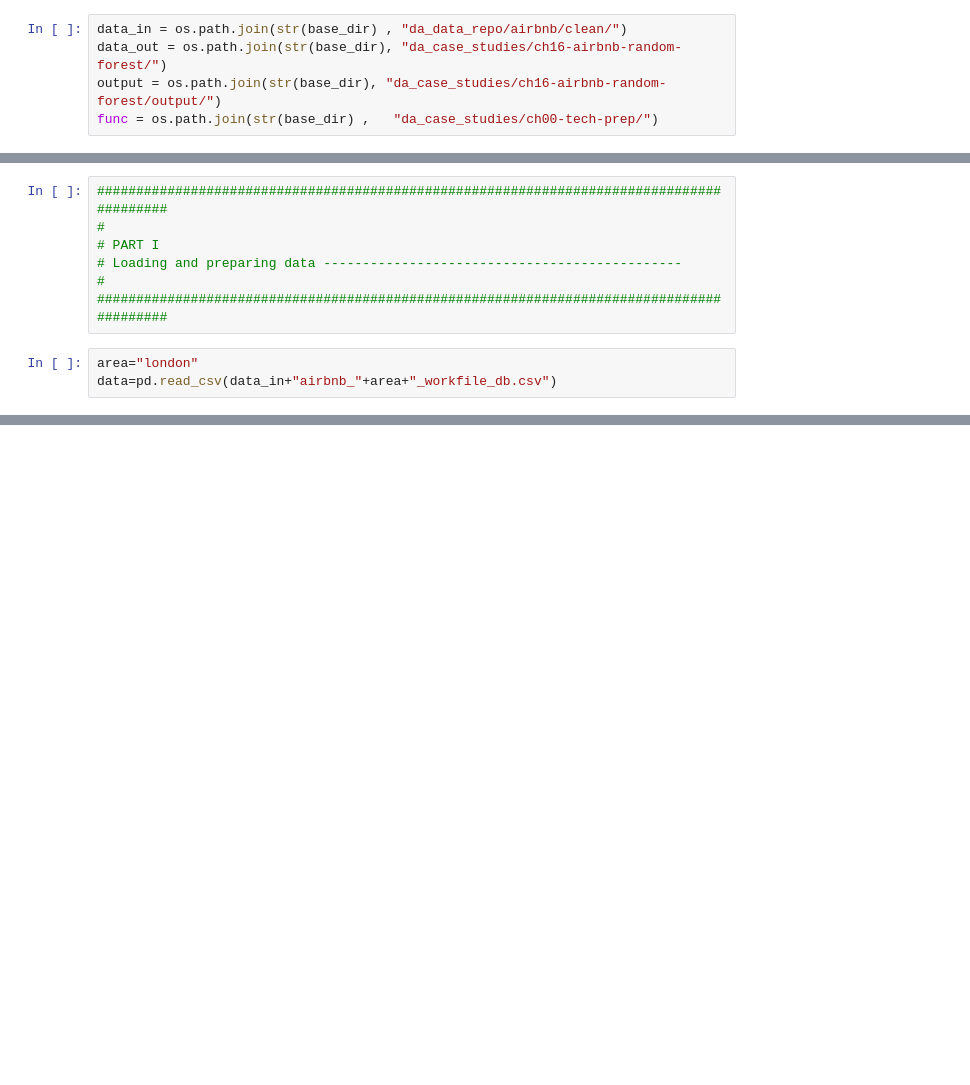
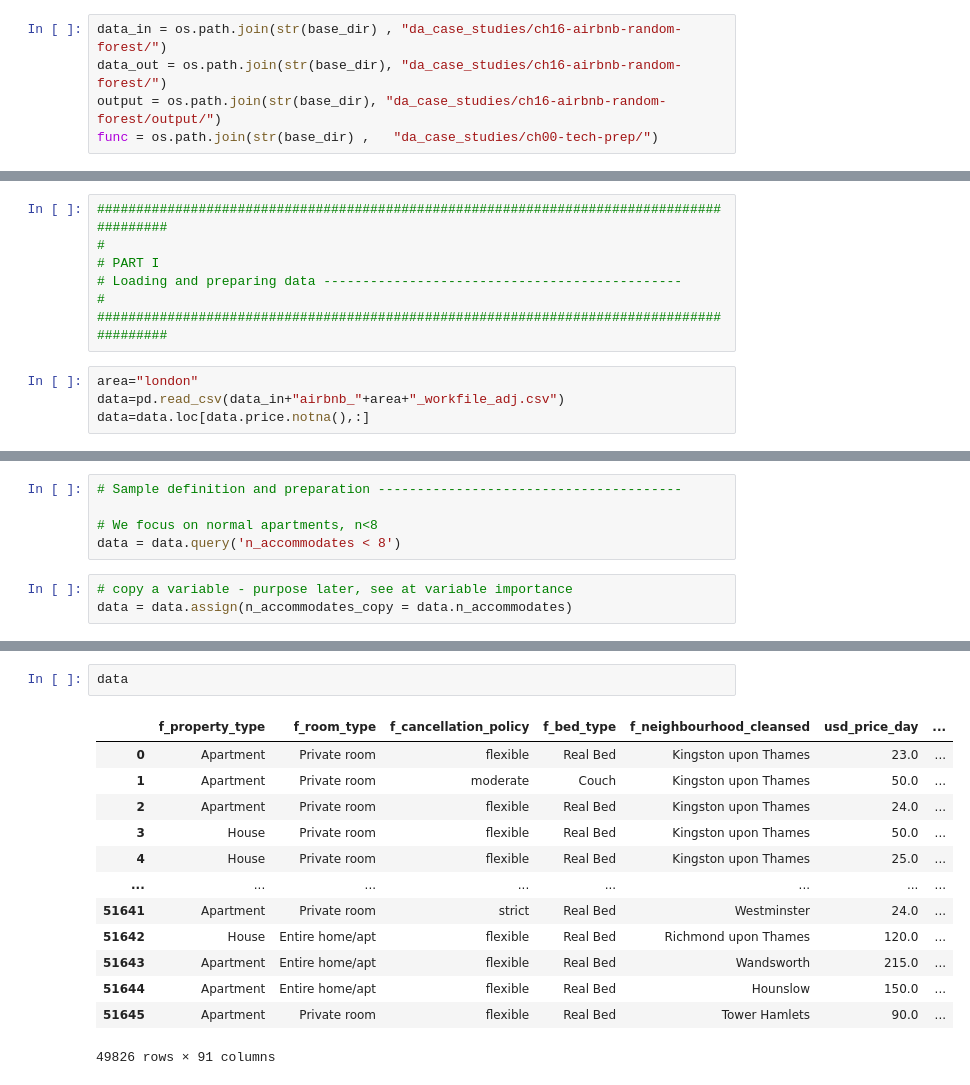
Before and after one commit to zholler/da_case_studies, a Jupyter notebook: ch16-airbnb-random-forest/Ch16_airbnb_random_forest.ipynb, the cells around one changed output, grey strips where cells are left out. Cells and saved outputs as stored; diff of their text form; blank space fills up the shorter version.

```diff
--- a/ch16-airbnb-random-forest/Ch16_airbnb_random_forest.ipynb
+++ b/ch16-airbnb-random-forest/Ch16_airbnb_random_forest.ipynb
@@ -22,7 +37,7 @@ path = Path(os.getcwd())
 # %%
 base_dir = path.parent.parent
 # %%
-data_in = os.path.join(str(base_dir) , "da_data_repo/airbnb/clean/")
+data_in = os.path.join(str(base_dir) , "da_case_studies/ch16-airbnb-random-forest/")
 data_out = os.path.join(str(base_dir), "da_case_studies/ch16-airbnb-random-forest/")
 output = os.path.join(str(base_dir), "da_case_studies/ch16-airbnb-random-forest/output/")
 func = os.path.join(str(base_dir) ,   "da_case_studies/ch00-tech-prep/")
@@ -38,4 +53,5 @@ from py_helper_functions import *
 #########################################################################################
 # %%
 area="london"
-data=pd.read_csv(data_in+"airbnb_"+area+"_workfile_db.csv")
+data=pd.read_csv(data_in+"airbnb_"+area+"_workfile_adj.csv")
+data=data.loc[data.price.notna(),:]
@@ -41,0 +65,8 @@ data=pd.read_csv(data_in+"airbnb_"+area+"_workfile_db.csv")
+# %%
+# Sample definition and preparation ---------------------------------------
+
+# We focus on normal apartments, n<8
+data = data.query('n_accommodates < 8')
+# %%
+# copy a variable - purpose later, see at variable importance
+data = data.assign(n_accommodates_copy = data.n_accommodates)
@@ -41,0 +88,16 @@ data=pd.read_csv(data_in+"airbnb_"+area+"_workfile_db.csv")
+# %%
+data
+# %% [output]
+|  | f_property_type | f_room_type | f_cancellation_policy | f_bed_type | f_neighbourhood_cleansed | usd_price_day | ... |
+| 0 | Apartment | Private room | flexible | Real Bed | Kingston upon Thames | 23.0 | ... |
+| 1 | Apartment | Private room | moderate | Couch | Kingston upon Thames | 50.0 | ... |
+| 2 | Apartment | Private room | flexible | Real Bed | Kingston upon Thames | 24.0 | ... |
+| 3 | House | Private room | flexible | Real Bed | Kingston upon Thames | 50.0 | ... |
+| 4 | House | Private room | flexible | Real Bed | Kingston upon Thames | 25.0 | ... |
+| ... | ... | ... | ... | ... | ... | ... | ... |
+| 51641 | Apartment | Private room | strict | Real Bed | Westminster | 24.0 | ... |
+| 51642 | House | Entire home/apt | flexible | Real Bed | Richmond upon Thames | 120.0 | ... |
+| 51643 | Apartment | Entire home/apt | flexible | Real Bed | Wandsworth | 215.0 | ... |
+| 51644 | Apartment | Entire home/apt | flexible | Real Bed | Hounslow | 150.0 | ... |
+| 51645 | Apartment | Private room | flexible | Real Bed | Tower Hamlets | 90.0 | ... |
+49826 rows × 91 columns
```
Also changed, not shown: parts of 21 cells of this notebook, 1 other file.
